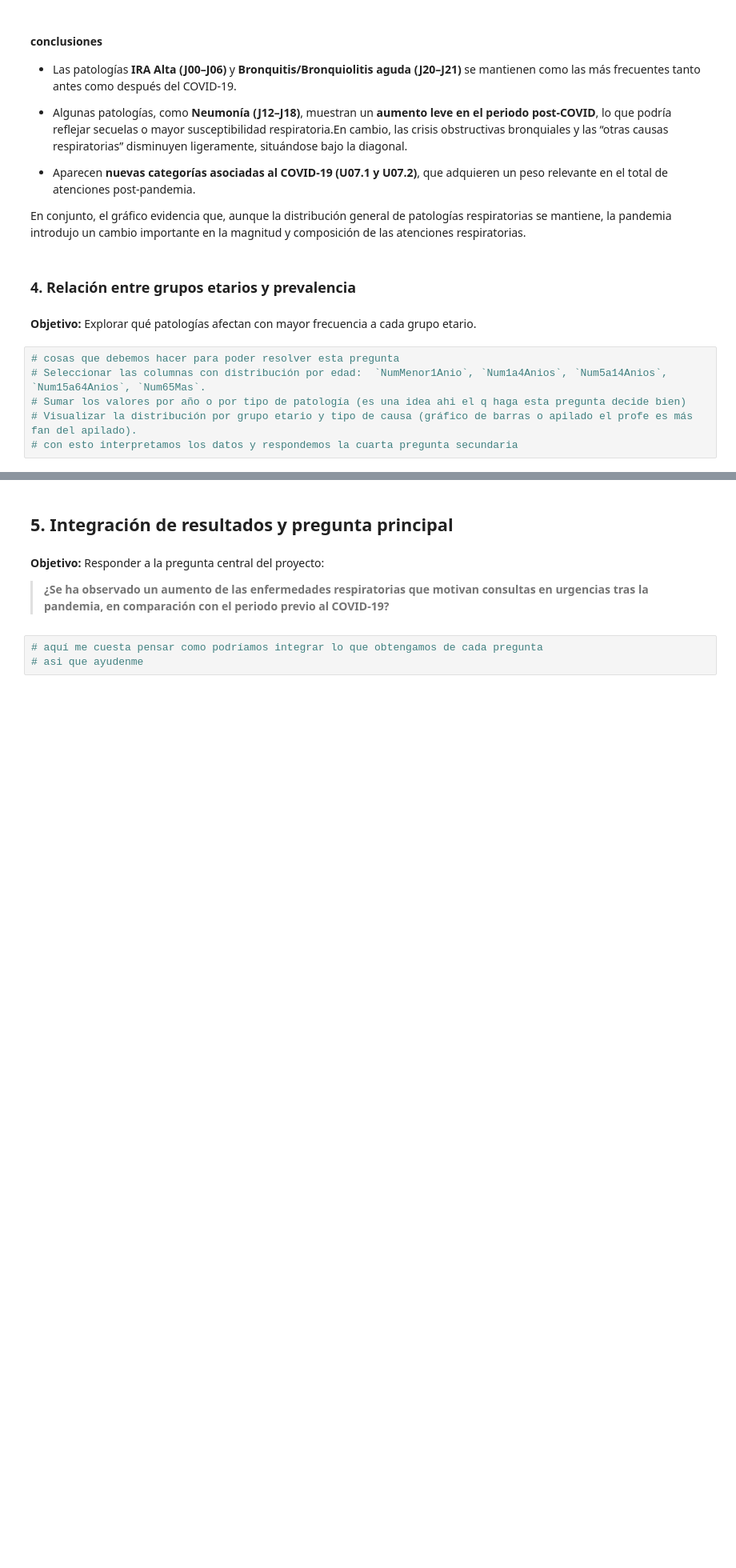
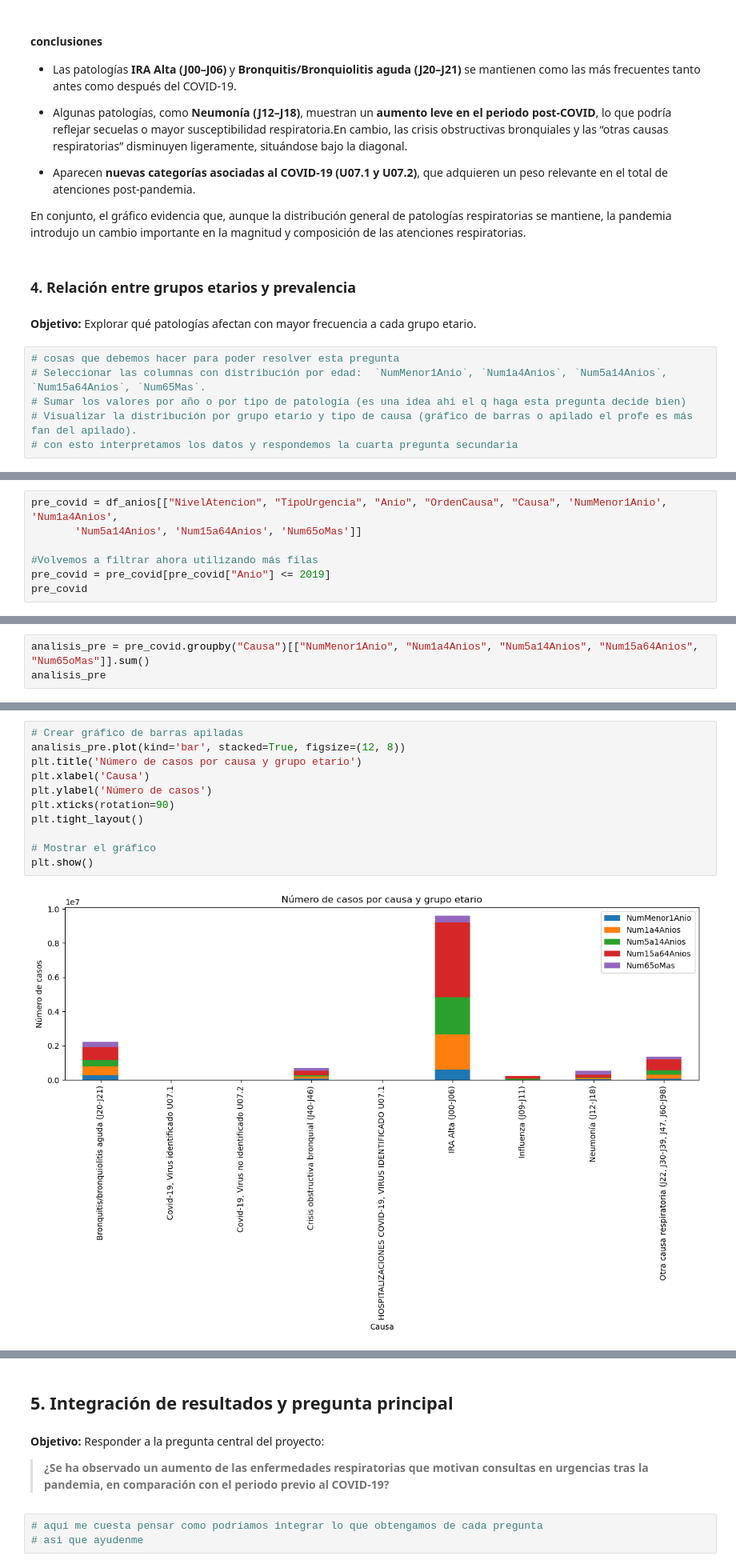
Before and after one commit to JoabVJ/project-imt2200, a Jupyter notebook: Entrega inicial/notebooks/01_EDA_enfermedades_respiratorias.ipynb, the cells around one changed output, grey strips where cells are left out. Shown at 80% size. Drawn from its saved outputs; the diff is of its cells as text; blank space fills up the shorter version.

```diff
--- a/Entrega inicial/notebooks/01_EDA_enfermedades_respiratorias.ipynb
+++ b/Entrega inicial/notebooks/01_EDA_enfermedades_respiratorias.ipynb
@@ -1189,0 +1294,7 @@ En conjunto, el gráfico evidencia que, aunque la distribución general de patol
+# %%
+pre_covid = df_anios[["NivelAtencion", "TipoUrgencia", "Anio", "OrdenCausa", "Causa", 'NumMenor1Anio', 'Num1a4Anios',
+       'Num5a14Anios', 'Num15a64Anios', 'Num65oMas']]
+
+#Volvemos a filtrar ahora utilizando más filas
+pre_covid = pre_covid[pre_covid["Anio"] <= 2019]
+pre_covid
@@ -1189,0 +1315,3 @@ En conjunto, el gráfico evidencia que, aunque la distribución general de patol
+# %%
+analisis_pre = pre_covid.groupby("Causa")[["NumMenor1Anio", "Num1a4Anios", "Num5a14Anios", "Num15a64Anios", "Num65oMas"]].sum()
+analisis_pre
@@ -1189,0 +1340,13 @@ En conjunto, el gráfico evidencia que, aunque la distribución general de patol
+# %%
+# Crear gráfico de barras apiladas
+analisis_pre.plot(kind='bar', stacked=True, figsize=(12, 8))
+plt.title('Número de casos por causa y grupo etario')
+plt.xlabel('Causa')
+plt.ylabel('Número de casos')
+plt.xticks(rotation=90)
+plt.tight_layout()
+
+# Mostrar el gráfico
+plt.show()
+# %% [output]
+[figure, added]
```
Also changed, not shown: parts of 31 cells of this notebook.
